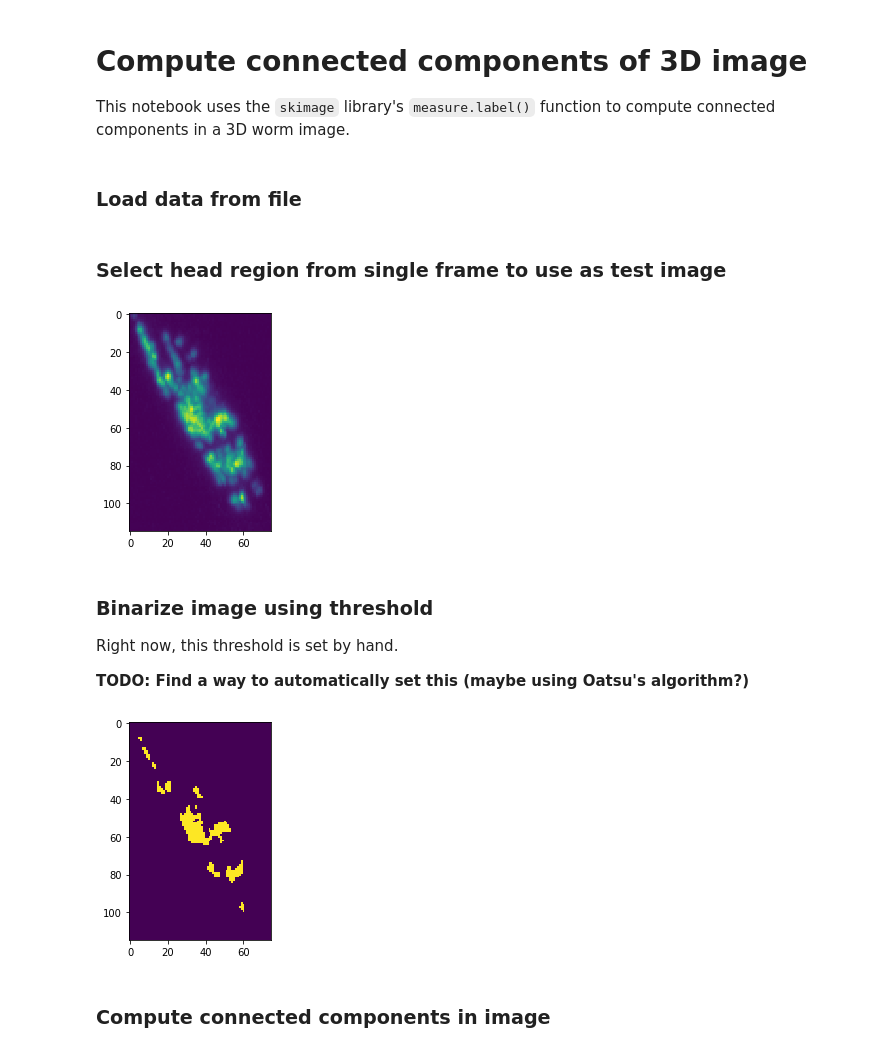
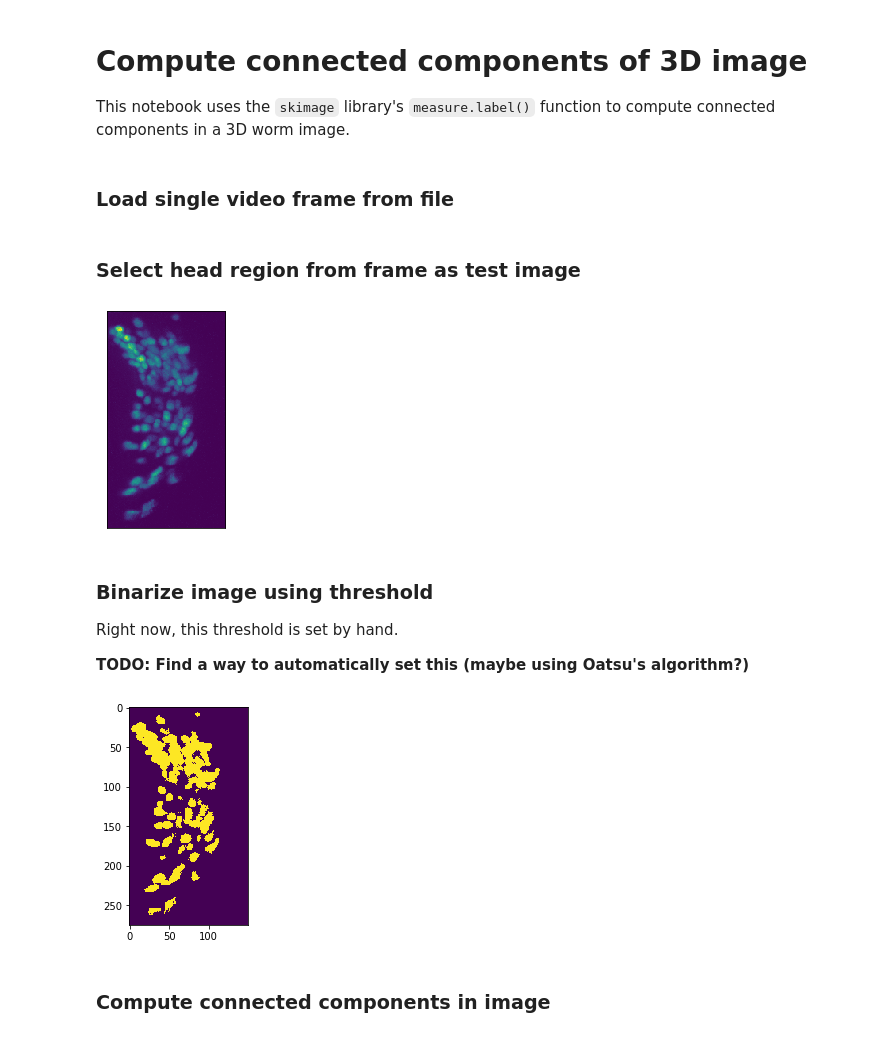
Before and after one commit to evarol/ot_tracking, a Jupyter notebook: python/notebooks/connected_components.ipynb, the cells around one changed output. Drawn from its saved outputs; the diff is of its cells as text; code cells hidden in the pictures.

```diff
--- a/python/notebooks/connected_components.ipynb
+++ b/python/notebooks/connected_components.ipynb
@@ -11,32 +11,34 @@ import matplotlib.pyplot as plt
 from skimage import measure
 from skimage import filters
 # %% [markdown]
-### Load data from file
+### Load single video frame from file
-# %%
-# Path to file containing frames
-in_fpath = '/Users/cmcgrory/paninski_lab/worm/data/hillman_3.h5'
-
-# Load set of frames from file
-with h5py.File(in_fpath, 'r') as f:
-    data = np.array(f.get('red'))
+# %%
+# Path to HDF5 file
+in_fpath = '/home/mn2822/Desktop/WormTracking/data/zimmer/mCherry_v00065-01581.hdf5'
+
+# Index of frame to use
+t_frame = 500
+
+with h5py.File(in_fpath, 'r') as f:
+    dset = f.get('mCherry')
+    frame = dset[t_frame, 0, :, :, :]
+    frame = np.moveaxis(frame, [0, 1, 2], [2, 1, 0])
 # %% [markdown]
-### Select head region from single frame to use as test image
+### Select head region from frame as test image
 # %%
-# Frame to use
-t_frame = 0
+# Section of XY plane where head is found
+head_x = (500, 650)
+head_y = (250, 525)
+head_z = (0, 33)
 
-# Section of XY plane where head is found
-head_x = (255, 370)
-head_y = (115, 190)
-head_z = (0, 60)
-
-# Pick frame from data
-img = data[head_x[0]:head_x[1], head_y[0]:head_y[1], head_z[0]:head_z[1], t_frame]
+img = frame[head_x[0]:head_x[1], head_y[0]:head_y[1], head_z[0]:head_z[1]]
 
 # Display max projection
-plt.imshow(np.max(img, 2));
+plt.imshow(np.max(img, 2).T);
+plt.xticks([])
+plt.yticks([]);
 # %% [output]
-[figure, old version]
+[figure, new version]
 # %% [markdown]
 ### Binarize image using threshold
 
@@ -45,15 +47,15 @@ Right now, this threshold is set by hand.
 **TODO: Find a way to automatically set this (maybe using Oatsu's algorithm?)**
 # %%
 # Threshold applied to pixel values in image
-threshold = 3200
+threshold = 300
 
 # Create binary th
 img_th = (img >= threshold).astype('uint16')
 
-# Display image
-plt.imshow(np.max(img_th, 2));
+# Display max projection
+plt.imshow(np.max(img_th, 2).T);
 # %% [output]
-[figure, old version]
+[figure, new version]
 # %% [markdown]
 ### Compute connected components in image
 # %%
```
Also changed, not shown: parts of 2 cells of this notebook, 2 other files.
